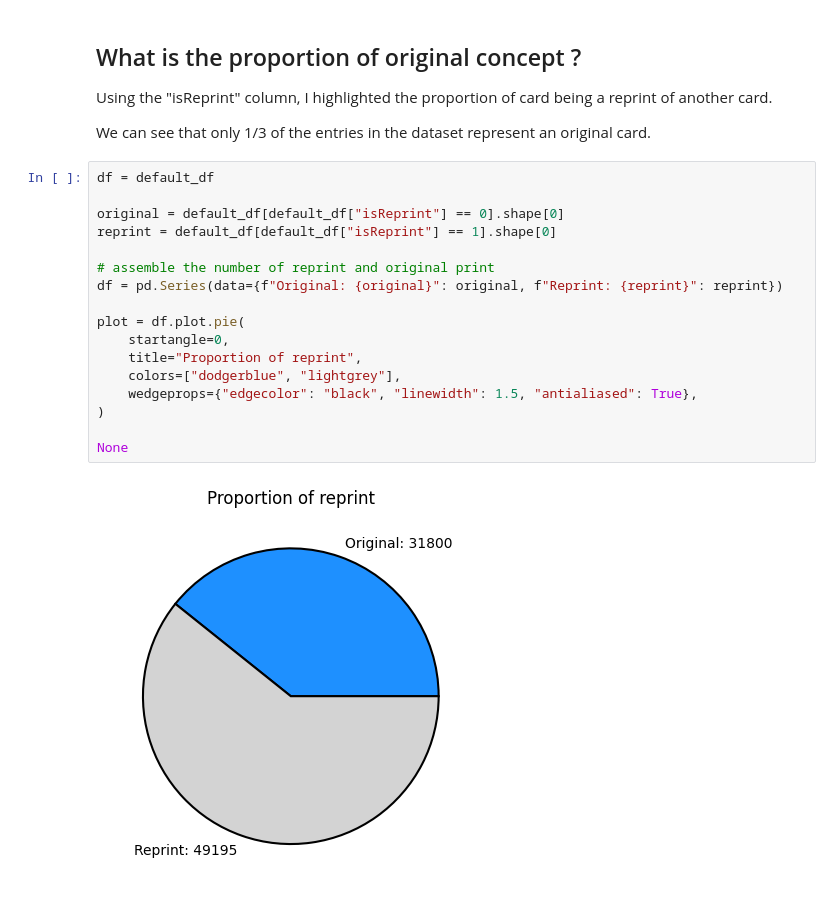
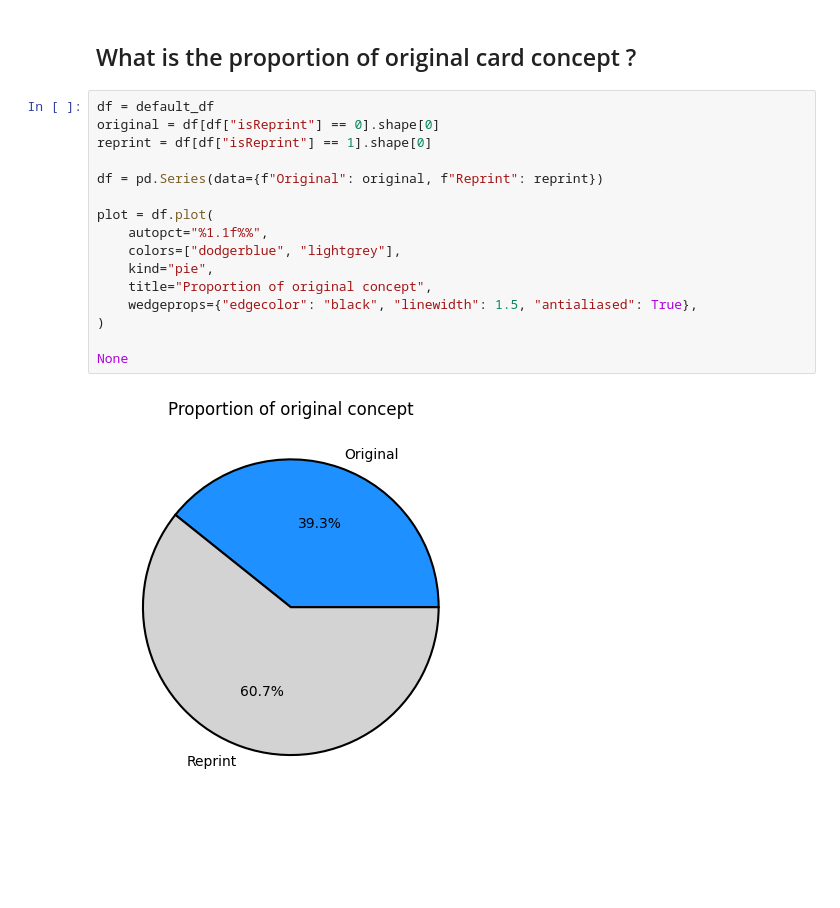
Before and after one commit to Undeadamien/mtg_analyst, a Jupyter notebook: allprints/prints.ipynb, the cells around one changed output. Drawn from its saved outputs; the diff is of its cells as text; blank space fills up the shorter version.

```diff
--- a/allprints/prints.ipynb
+++ b/allprints/prints.ipynb
@@ -194,29 +113,24 @@ None
 # %% [output]
 [figure]
 # %% [markdown]
-## What is the proportion of original concept ?
-
-Using the "isReprint" column, I highlighted the proportion of card being a reprint of another card.
-
-We can see that only 1/3 of the entries in the dataset represent an original card.
+## What is the proportion of original card concept ?
 # %%
 df = default_df
+original = df[df["isReprint"] == 0].shape[0]
+reprint = df[df["isReprint"] == 1].shape[0]
 
-original = default_df[default_df["isReprint"] == 0].shape[0]
-reprint = default_df[default_df["isReprint"] == 1].shape[0]
+df = pd.Series(data={f"Original": original, f"Reprint": reprint})
 
-# assemble the number of reprint and original print
-df = pd.Series(data={f"Original: {original}": original, f"Reprint: {reprint}": reprint})
-
-plot = df.plot.pie(
-    startangle=0,
-    title="Proportion of reprint",
+plot = df.plot(
+    autopct="%1.1f%%",
     colors=["dodgerblue", "lightgrey"],
+    kind="pie",
+    title="Proportion of original concept",
     wedgeprops={"edgecolor": "black", "linewidth": 1.5, "antialiased": True},
 )
 
 None
 # %% [output]
-[figure, old version]
+[figure, new version]
 # %% [markdown]
 ## What are the most used keyword abilities?
```
Also changed, not shown: parts of 16 cells of this notebook.
